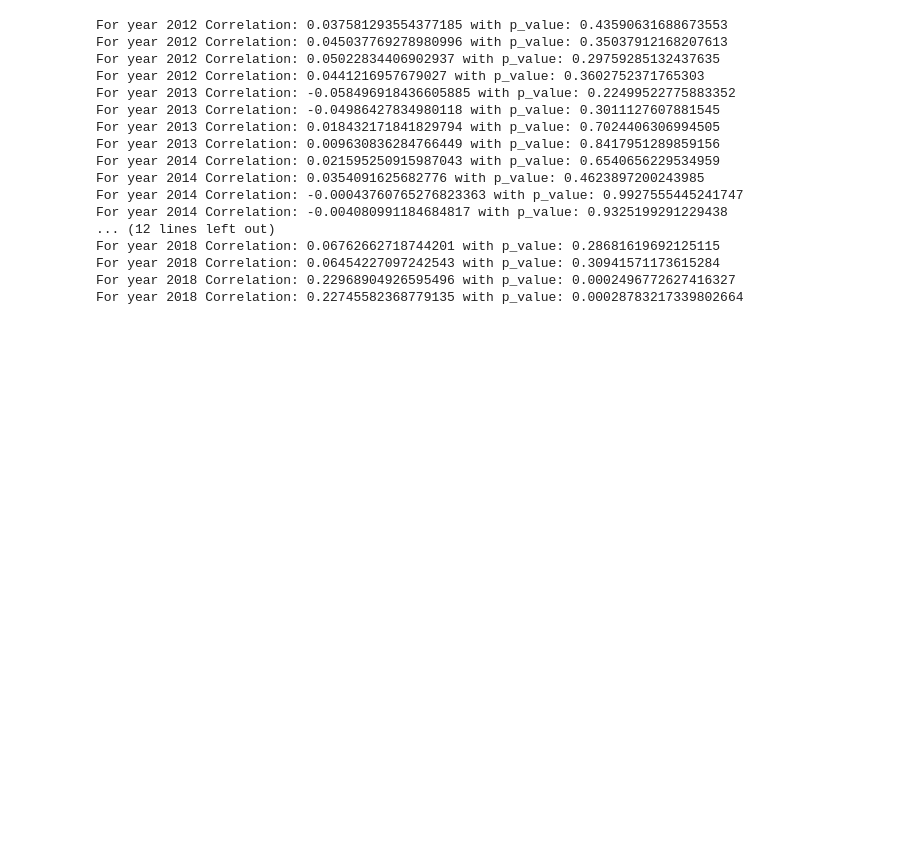
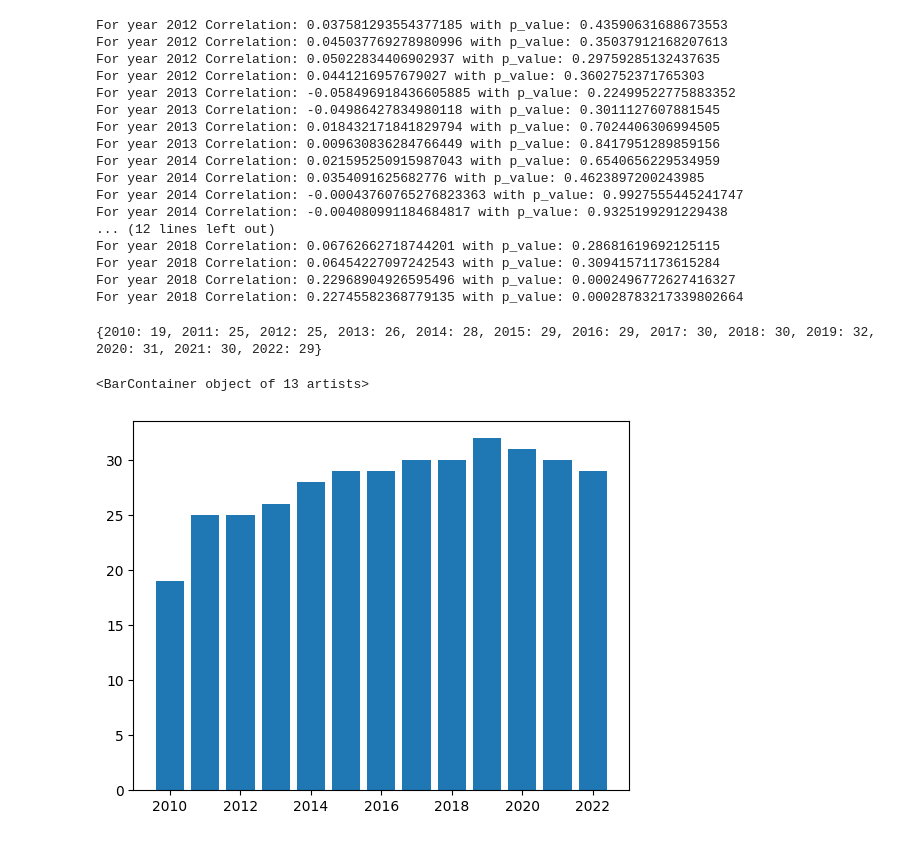
Before and after one commit to phiho1609/made-data-science-project, a Jupyter notebook: project/data-visualization/test3.ipynb, the cells around one changed output. Cells and saved outputs as stored; diff of their text form; code cells hidden in the pictures; blank space fills up the shorter version.

```diff
--- a/project/data-visualization/test3.ipynb
+++ b/project/data-visualization/test3.ipynb
@@ -341,3 +347,26 @@ For year 2018 Correlation: 0.06762662718744201 with p_value: 0.28681619692125115
 For year 2018 Correlation: 0.06454227097242543 with p_value: 0.30941571173615284
 For year 2018 Correlation: 0.22968904926595496 with p_value: 0.0002496772627416327
 For year 2018 Correlation: 0.22745582368779135 with p_value: 0.00028783217339802664
+# %%
+# Checking how many trainlines have punctuality for a certain year
+trainline_counter_mapping = generate_trainline_counter_mapping()
+all_trainline_names = trainline_counter_mapping.keys()
+
+yearly_available_trainline_data = {}
+for year in range(START_YEAR, END_YEAR+1):
+    available_trainline_count = 0
+    for trainline_name in all_trainline_names:
+        df = pd.read_sql_table(trainline_name, trainline_punc_engine)
+        if len(get_punctuality_of_year(df, year)) > 0:
+            available_trainline_count += 1
+            # print(trainline_name, str(year), ':', len(get_punctuality_of_year(df, year)))
+
+    yearly_available_trainline_data.update({year: available_trainline_count})
+
+print(yearly_available_trainline_data)
+
+plt.bar(yearly_available_trainline_data.keys(), yearly_available_trainline_data.values())
+# %% [output]
+{2010: 19, 2011: 25, 2012: 25, 2013: 26, 2014: 28, 2015: 29, 2016: 29, 2017: 30, 2018: 30, 2019: 32, 2020: 31, 2021: 30, 2022: 29}
+<BarContainer object of 13 artists>
+[figure, added]
```
Also changed, not shown: parts of 6 cells of this notebook, 6 other files.
